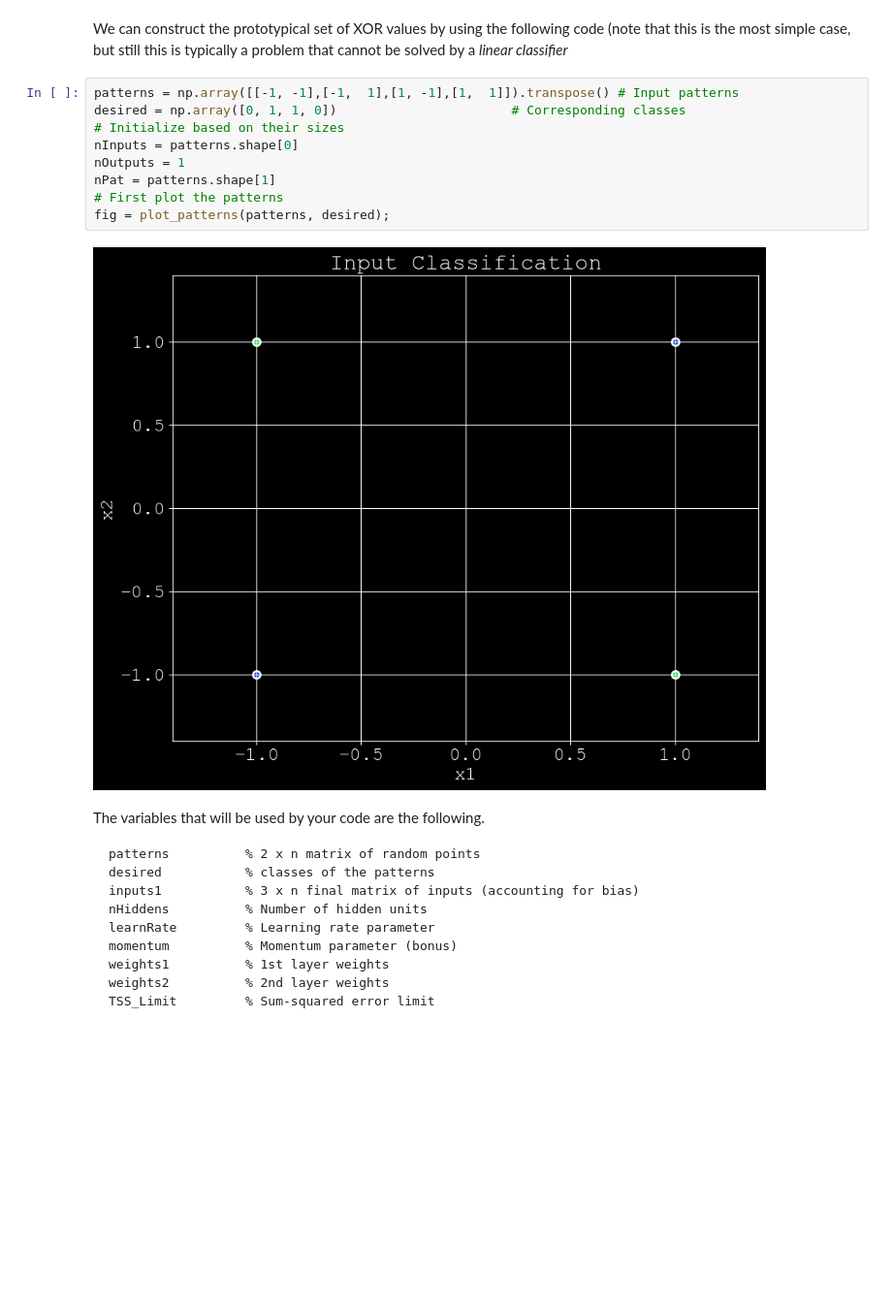
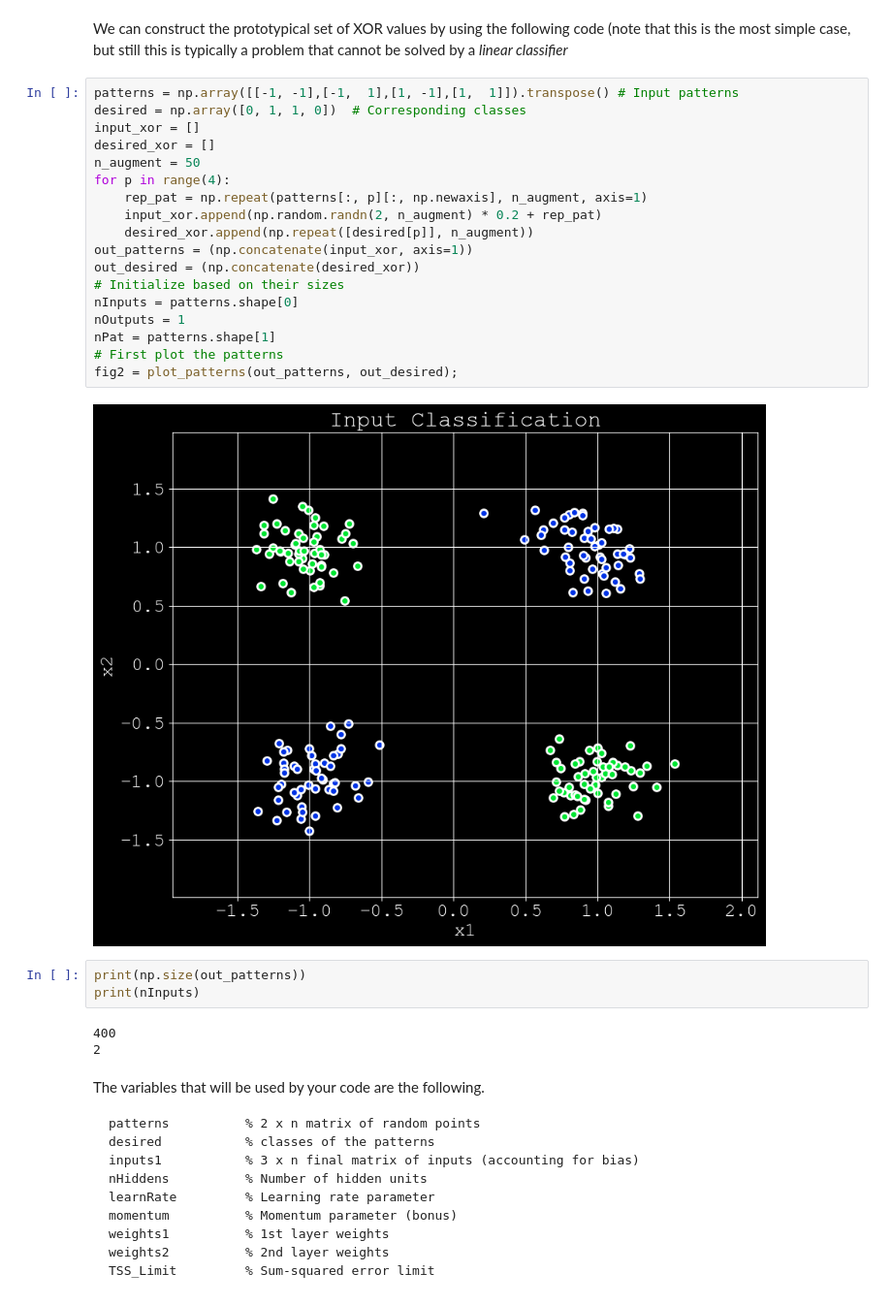
Before and after one commit to hdesvallees/atiam_ml, a Jupyter notebook: 02a_neural_networks.ipynb, the cells around one changed output. Shown: that part at 97% size. Drawn from its saved outputs; the diff is of its cells as text; blank space fills up the shorter version.

```diff
--- a/02a_neural_networks.ipynb
+++ b/02a_neural_networks.ipynb
@@ -193,15 +192,30 @@ Finally, we will rely on the same loss $\mathcal{L_{D}}$ as in the previous exer
 We can construct the prototypical set of XOR values by using the following code (note that this is the most simple case, but still this is typically a problem that cannot be solved by a _linear classifier_
 # %%
 patterns = np.array([[-1, -1],[-1,  1],[1, -1],[1,  1]]).transpose() # Input patterns
-desired = np.array([0, 1, 1, 0])                       # Corresponding classes
+desired = np.array([0, 1, 1, 0])  # Corresponding classes
+input_xor = []
+desired_xor = []
+n_augment = 50
+for p in range(4):
+    rep_pat = np.repeat(patterns[:, p][:, np.newaxis], n_augment, axis=1)
+    input_xor.append(np.random.randn(2, n_augment) * 0.2 + rep_pat)
+    desired_xor.append(np.repeat([desired[p]], n_augment))
+out_patterns = (np.concatenate(input_xor, axis=1))
+out_desired = (np.concatenate(desired_xor))
 # Initialize based on their sizes
 nInputs = patterns.shape[0]
 nOutputs = 1
 nPat = patterns.shape[1]
 # First plot the patterns
-fig = plot_patterns(patterns, desired);
+fig2 = plot_patterns(out_patterns, out_desired);
 # %% [output]
-[figure, old version]
+[figure, new version]
+# %%
+print(np.size(out_patterns))
+print(nInputs)
+# %% [output]
+400
+2
 # %% [markdown]
 The variables that will be used by your code are the following.
 
```
Also changed, not shown: parts of 8 cells of this notebook, 18 other files.
